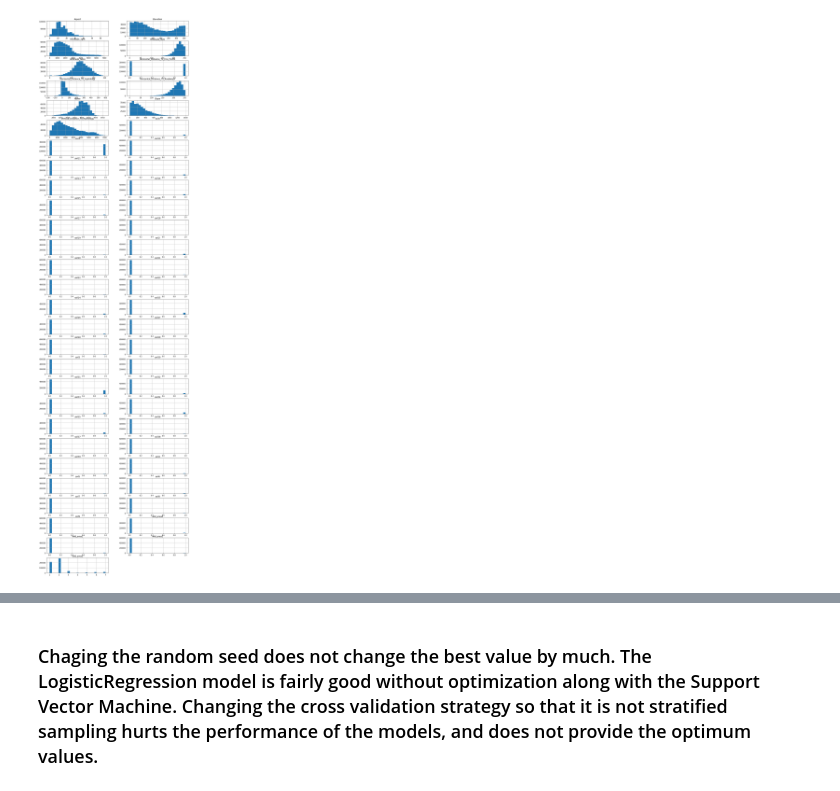
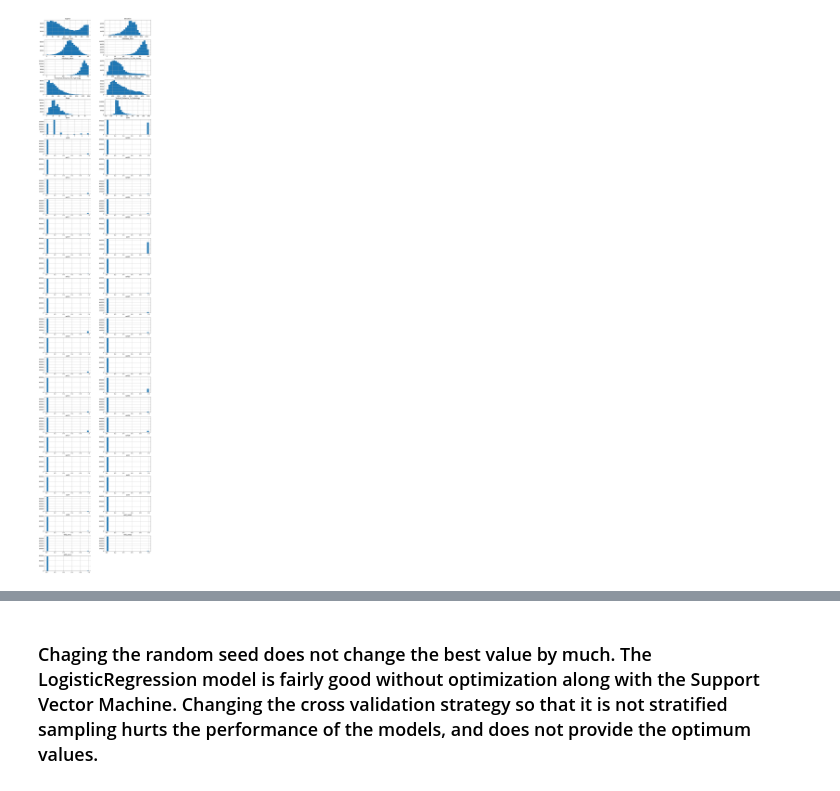
Before and after one commit to OSUScientificComputing464/project-two-grechasneak, a Jupyter notebook: classification.ipynb, the cells around one changed output, grey strips where cells are left out. Drawn from its saved outputs; the diff is of its cells as text; code cells hidden in the pictures.

```diff
--- a/classification.ipynb
+++ b/classification.ipynb
@@ -41,14 +27,14 @@ wild_area = []
 for i in range(4):
     wild_area.append('wild_area'+str(i))
 # %%
-names = words + soils + wild_area
+names = words[1:] + soils + wild_area + ['label']
 # %%
 df = pd.read_csv('covtype.data', names=names)
 # %%
-fig = plt.figure(figsize = (15,60))
+fig = plt.figure(figsize = (15,80))
 ax = fig.gca()
 df.hist(ax = ax, bins = 25, layout=(-1, 2))
 plt.show()
 # %% [output]
-[figure, old version]
+[figure, new version]
 # %%
```
Also changed, not shown: parts of 12 cells of this notebook, 3 other files.
